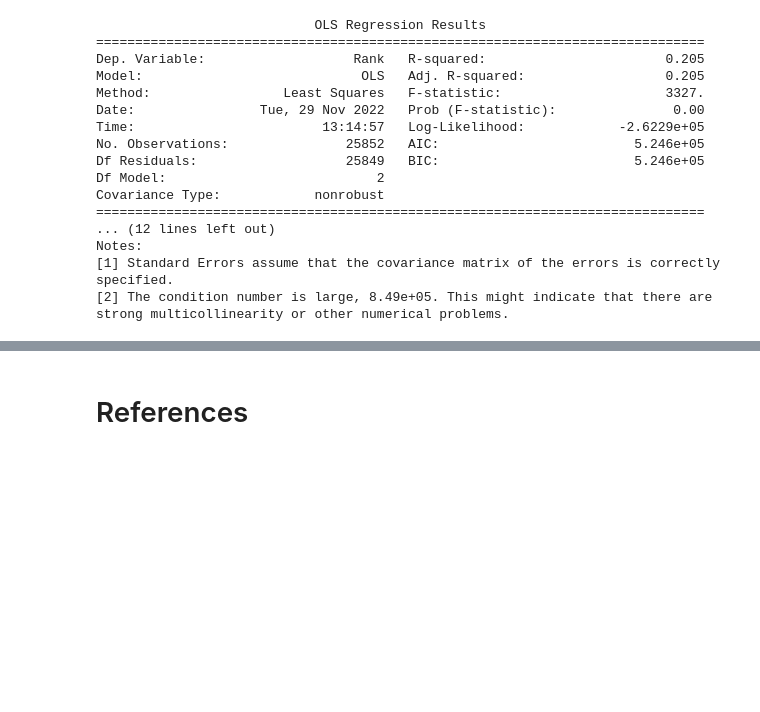
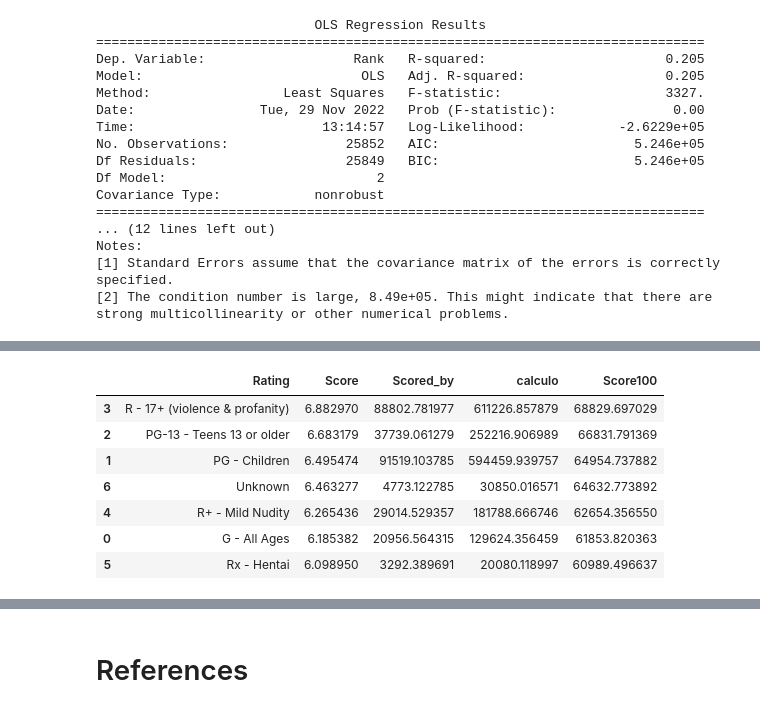
Before and after one commit to RealXun/EDA_ANIME, a Jupyter notebook: src/notebooks/Practice_Testing_Ideas.ipynb, the cells around one changed output, grey strips where cells are left out. Saved outputs shown, nothing was run; the diff lists cells and outputs as text; code cells hidden in the pictures; blank space fills up the shorter version.

```diff
--- a/src/notebooks/Practice_Testing_Ideas.ipynb
+++ b/src/notebooks/Practice_Testing_Ideas.ipynb
@@ -1183,0 +1319,11 @@ strong multicollinearity or other numerical problems.
+# %%
+df_rating
+# %% [output]
+|  | Rating | Score | Scored_by | calculo | Score100 |
+| 3 | R - 17+ (violence & profanity) | 6.882970 | 88802.781977 | 611226.857879 | 68829.697029 |
+| 2 | PG-13 - Teens 13 or older | 6.683179 | 37739.061279 | 252216.906989 | 66831.791369 |
+| 1 | PG - Children | 6.495474 | 91519.103785 | 594459.939757 | 64954.737882 |
+| 6 | Unknown | 6.463277 | 4773.122785 | 30850.016571 | 64632.773892 |
+| 4 | R+ - Mild Nudity | 6.265436 | 29014.529357 | 181788.666746 | 62654.356550 |
+| 0 | G - All Ages | 6.185382 | 20956.564315 | 129624.356459 | 61853.820363 |
+| 5 | Rx - Hentai | 6.098950 | 3292.389691 | 20080.118997 | 60989.496637 |
```
Also changed, not shown: parts of 27 cells of this notebook, 7 other files.
